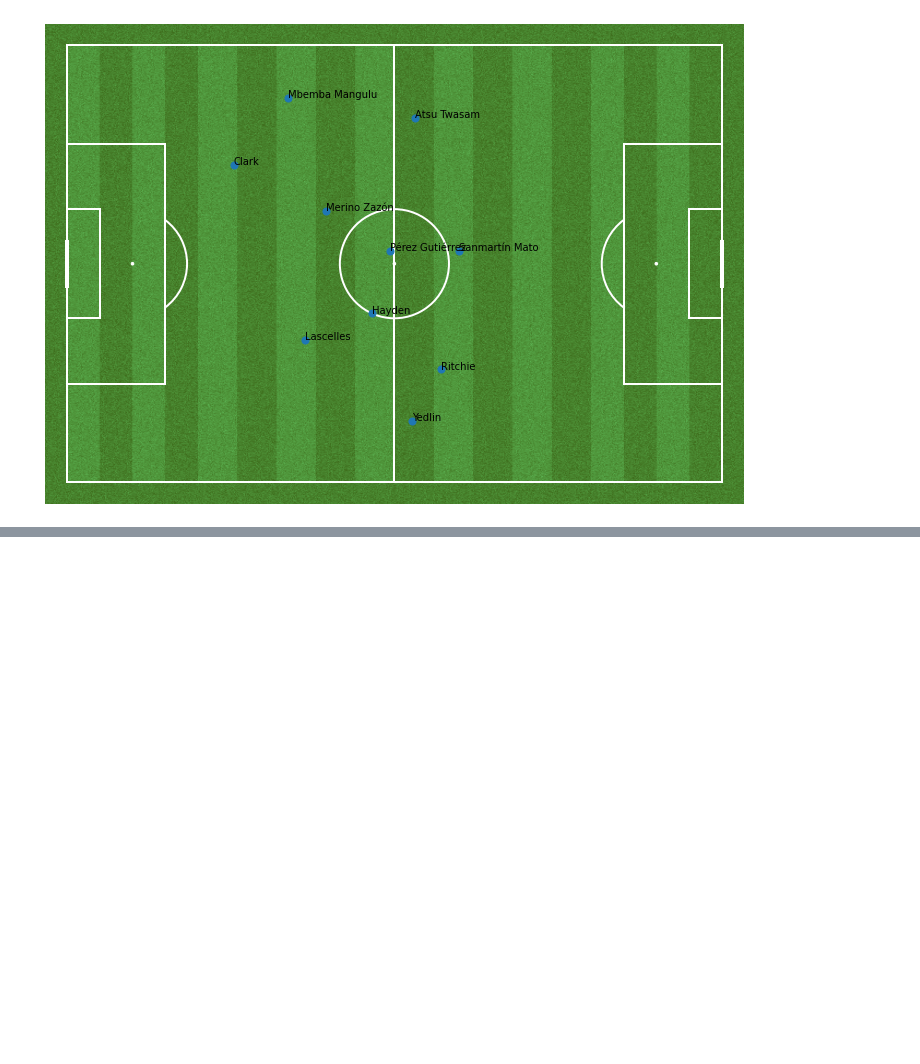
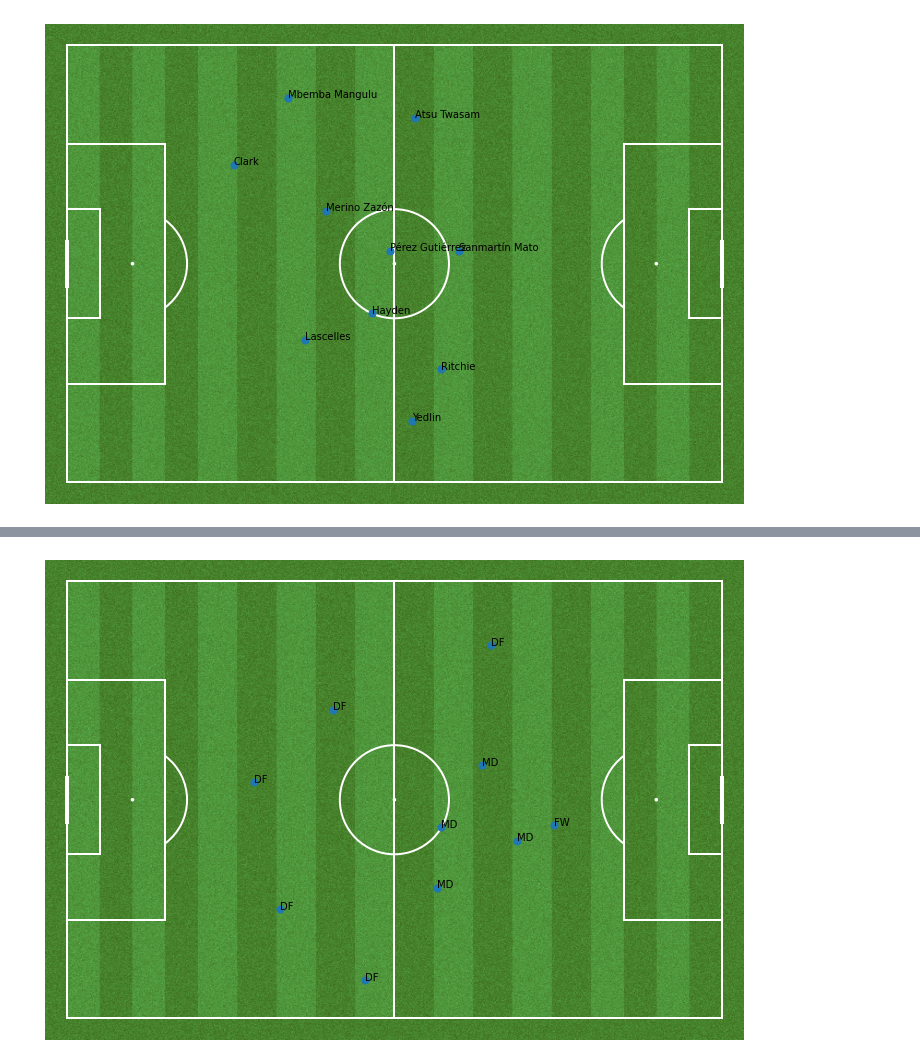
Before and after one commit to estieve/soccer_analysis, a Jupyter notebook: Visualization_simplified.ipynb, the cells around one changed output, grey strips where cells are left out. Saved outputs shown, nothing was run; the diff lists cells and outputs as text; code cells hidden in the pictures; blank space fills up the shorter version.

```diff
--- a/Visualization_simplified.ipynb
+++ b/Visualization_simplified.ipynb
@@ -131,0 +169,4 @@ field(tactics,tactics.role)
+# %%
+field(tott_tact,tott_tact.role)
+# %% [output]
+[figure, added]
```
Also changed, not shown: parts of 7 cells of this notebook.
